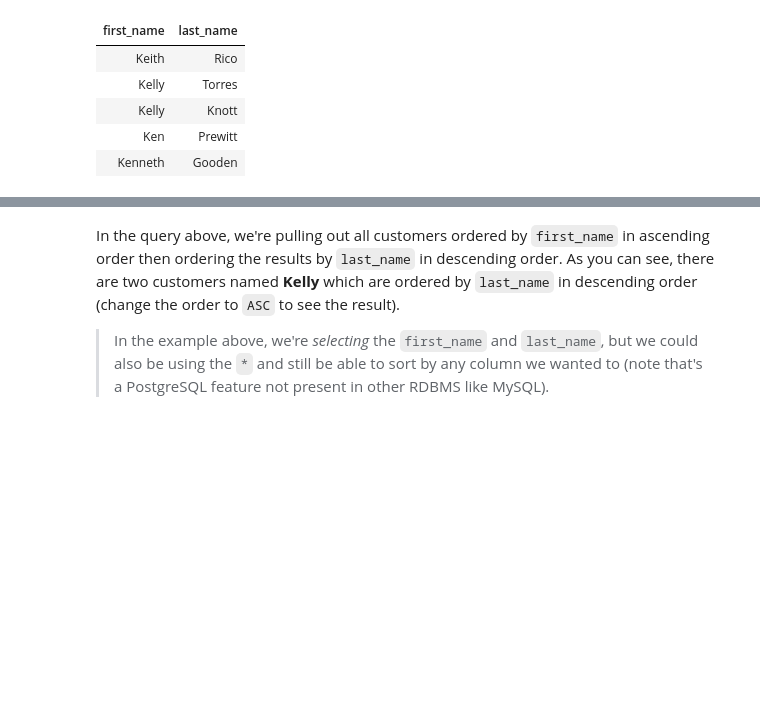
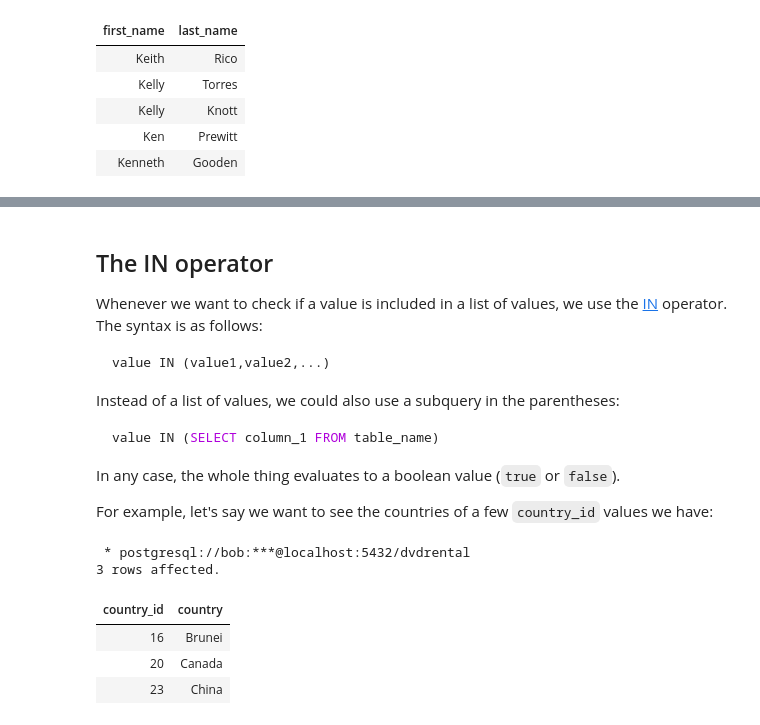
Before and after one commit to lifeBalance/sql-lab, a Jupyter notebook: book/select-statement.ipynb, the cells around one changed output, grey strips where cells are left out. Cells and saved outputs as stored; diff of their text form; code cells hidden in the pictures; blank space fills up the shorter version.

Commit message:
Add more notes

````diff
--- a/book/select-statement.ipynb
+++ b/book/select-statement.ipynb
@@ -250,4 +270,27 @@ LIMIT 5 OFFSET 325;
 # %% [markdown]
-In the query above, we're pulling out all customers ordered by `first_name` in ascending order then ordering the results by `last_name` in descending order. As you can see, there are two customers named **Kelly** which are ordered by `last_name` in descending order (change the order to `ASC` to see the result).
+## The IN operator
+Whenever we want to check if a value is included in a list of values, we use the [IN](https://www.postgresql.org/docs/current/functions-comparisons.html#FUNCTIONS-COMPARISONS-IN-SCALAR) operator. The syntax is as follows:
+```sql
+value IN (value1,value2,...)
+```
 
-> In the example above, we're *selecting* the `first_name` and `last_name`, but we could also be using the `*` and still be able to sort by any column we wanted to (note that's a PostgreSQL feature not present in other RDBMS like MySQL).
+Instead of a list of values, we could also use a subquery in the parentheses:
+```sql
+value IN (SELECT column_1 FROM table_name)
+```
+
+In any case, the whole thing evaluates to a boolean value (`true` or `false`).
+
+For example, let's say we want to see the countries of a few `country_id` values we have:
+# %%
+%%sql
+SELECT country_id, country
+FROM country
+WHERE country_id IN (16, 20, 23);
+# %% [output]
+ * postgresql://bob:***@localhost:5432/dvdrental
+3 rows affected.
+| country_id | country |
+| 16 | Brunei |
+| 20 | Canada |
+| 23 | China |
````
Also changed, not shown: parts of 10 cells of this notebook, 4 other files.
